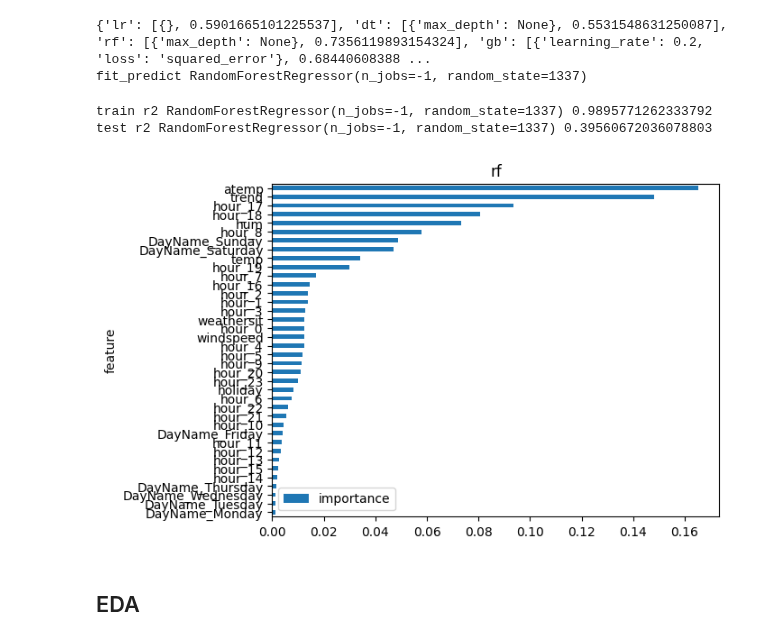
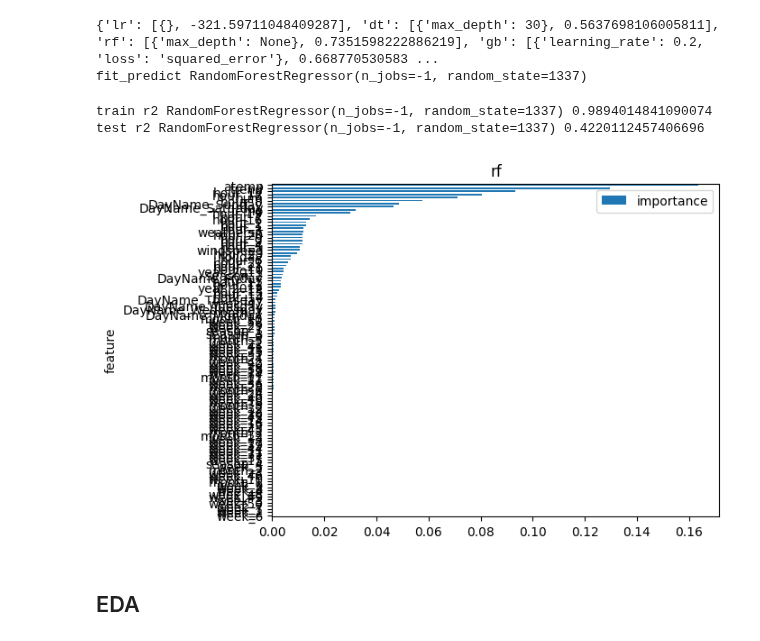
Before and after one commit to JortAkershoek/Machine_Learning, a Jupyter notebook: machine_learning_2.ipynb, the cells around one changed output. Drawn from its saved outputs; the diff is of its cells as text; code cells hidden in the pictures.

```diff
--- a/machine_learning_2.ipynb
+++ b/machine_learning_2.ipynb
@@ -62,10 +62,23 @@ class date_time_resample:
         self.dfh = self.dfh.reset_index()
         self.dfh['hour'] = self.dfh['date_hour'].dt.hour
         self.dfh['DayName'] = self.dfh['date_hour'].dt.day_name()
+        self.dfh['week'] = self.dfh['date_hour'].dt.isocalendar().week
+        self.dfh['month'] = self.dfh['date_hour'].dt.month
+        self.dfh['year'] = self.dfh['date_hour'].dt.year
+
+        def season(month):
+            if month in [3, 4, 5]:
+                return 1
+            elif month in [6, 7, 8]:
+                return 2
+            elif month in [9, 10, 11]:
+                return 3
+            else:
+                return 4
+        self.dfh['season'] = self.dfh['month'].apply(season)
         self.dfh.set_index('date_hour', inplace=True)
-
 class RegressionModels:
-    def __init__(self, data, target, dummie_cols=False, shuffle=True, test_size=0.2, random_state=1337, drop=True):
+    def __init__(self, data, target, dummie_cols=False, shuffle=True, test_size=0.2, random_state=1337, drop=False):
         self.data = data
         if drop:
             self.data = self.data.drop(drop, axis=1)
@@ -87,7 +100,8 @@ class RegressionModels:
             index=self.y_train.index,
             constant=constant,
             order=order,
-            drop=drop
+            drop=drop,
+            additional_terms=self.fourier_list
         )
 
         self.X_train2 = dp.in_sample()
@@ -178,17 +192,17 @@ display(dfh_train.dfh)
 # %%
-data = RegressionModels(data=dfh_train.dfh, dummie_cols=['hour', 'DayName'], target='cnt', shuffle=False, test_size=7*24)
+data = RegressionModels(data=dfh_train.dfh, dummie_cols=['hour', 'DayName', 'week', 'month', 'year', 'season'], target='cnt', shuffle=False, test_size=7*24)
 data.DeterministicProcess(order=1)
 data.concat()
 data.tune_params(n_splits=52, models_dict=models_dict)
 print(data.results, data.best_model, data.best_score, data.best_params)
 data.predict()
 data.feature_imp()
 # %% [output]
-{'lr': [{}, 0.5901665101225537], 'dt': [{'max_depth': None}, 0.5531548631250087], 'rf': [{'max_depth': None}, 0.7356119893154324], 'gb': [{'learning_rate': 0.2, 'loss': 'squared_error'}, 0.68440608388 ...
+{'lr': [{}, -321.59711048409287], 'dt': [{'max_depth': 30}, 0.5637698106005811], 'rf': [{'max_depth': None}, 0.7351598222886219], 'gb': [{'learning_rate': 0.2, 'loss': 'squared_error'}, 0.668770530583 ...
 fit_predict RandomForestRegressor(n_jobs=-1, random_state=1337)
-train r2 RandomForestRegressor(n_jobs=-1, random_state=1337) 0.9895771262333792
-test r2 RandomForestRegressor(n_jobs=-1, random_state=1337) 0.39560672036078803
+train r2 RandomForestRegressor(n_jobs=-1, random_state=1337) 0.9894014841090074
+test r2 RandomForestRegressor(n_jobs=-1, random_state=1337) 0.4220112457406696
-[figure, old version]
+[figure, new version]
 # %% [markdown]
 ## EDA
 # %%
```
Also changed, not shown: parts of 9 cells of this notebook.
